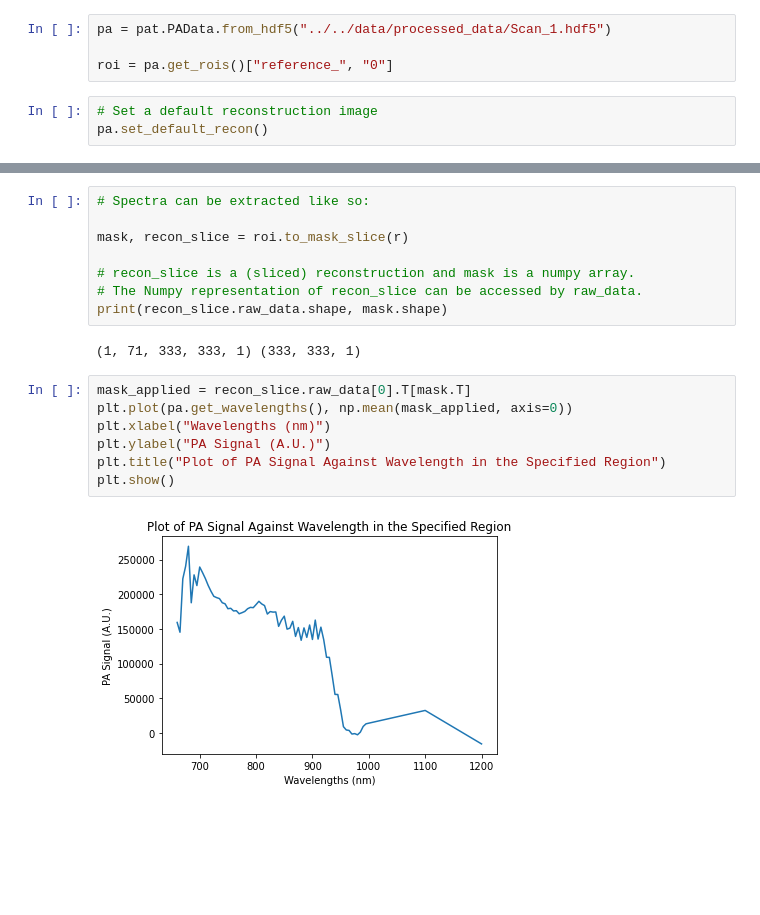
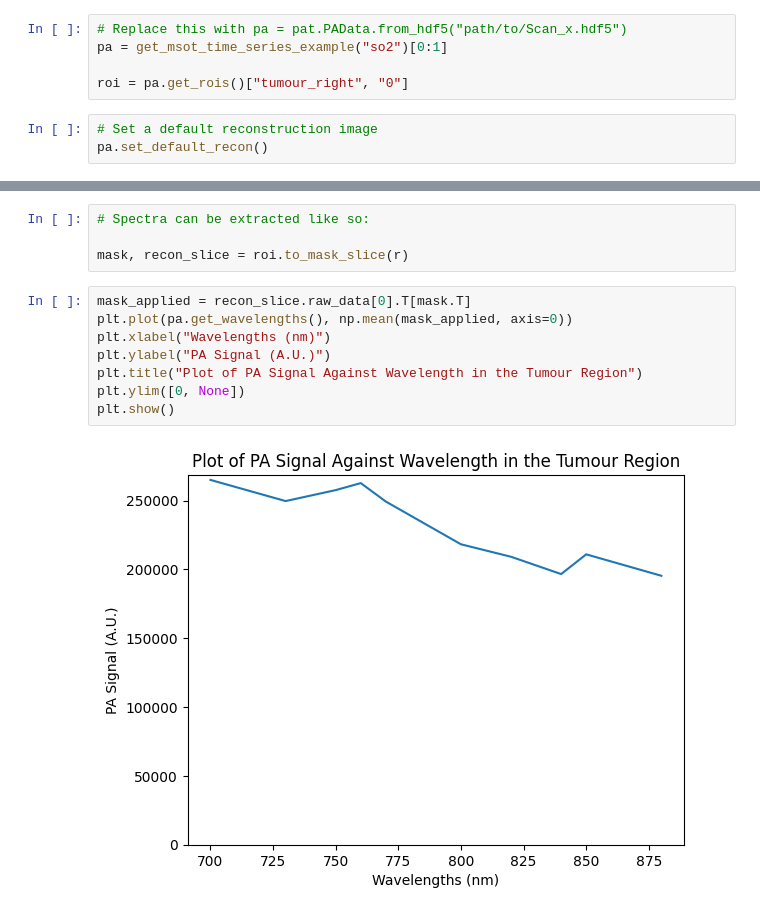
Before and after one commit to tomelse/patato, a Jupyter notebook: docs/examples/03_process_command_line.ipynb, the cells around one changed output, grey strips where cells are left out. Cells and saved outputs as stored; diff of their text form; blank space fills up the shorter version.

```diff
--- a/docs/examples/03_process_command_line.ipynb
+++ b/docs/examples/03_process_command_line.ipynb
@@ -51,9 +52,10 @@ import patato as pat
 import matplotlib.pyplot as plt
 import numpy as np
 # %%
-pa = pat.PAData.from_hdf5("../../data/processed_data/Scan_1.hdf5")
+# Replace this with pa = pat.PAData.from_hdf5("path/to/Scan_x.hdf5")
+pa = get_msot_time_series_example("so2")[0:1]
 
-roi = pa.get_rois()["reference_", "0"]
+roi = pa.get_rois()["tumour_right", "0"]
 # %%
 # Set a default reconstruction image
 pa.set_default_recon()
@@ -72,18 +74,13 @@ plt.show()
 # Spectra can be extracted like so:
 
 mask, recon_slice = roi.to_mask_slice(r)
-
-# recon_slice is a (sliced) reconstruction and mask is a numpy array.
-# The Numpy representation of recon_slice can be accessed by raw_data.
-print(recon_slice.raw_data.shape, mask.shape)
-# %% [output]
-(1, 71, 333, 333, 1) (333, 333, 1)
 # %%
 mask_applied = recon_slice.raw_data[0].T[mask.T]
 plt.plot(pa.get_wavelengths(), np.mean(mask_applied, axis=0))
 plt.xlabel("Wavelengths (nm)")
 plt.ylabel("PA Signal (A.U.)")
-plt.title("Plot of PA Signal Against Wavelength in the Specified Region")
+plt.title("Plot of PA Signal Against Wavelength in the Tumour Region")
+plt.ylim([0, None])
 plt.show()
 # %% [output]
-[figure, old version]
+[figure, new version]
```
Also changed, not shown: parts of 2 cells of this notebook, 4 other files.
